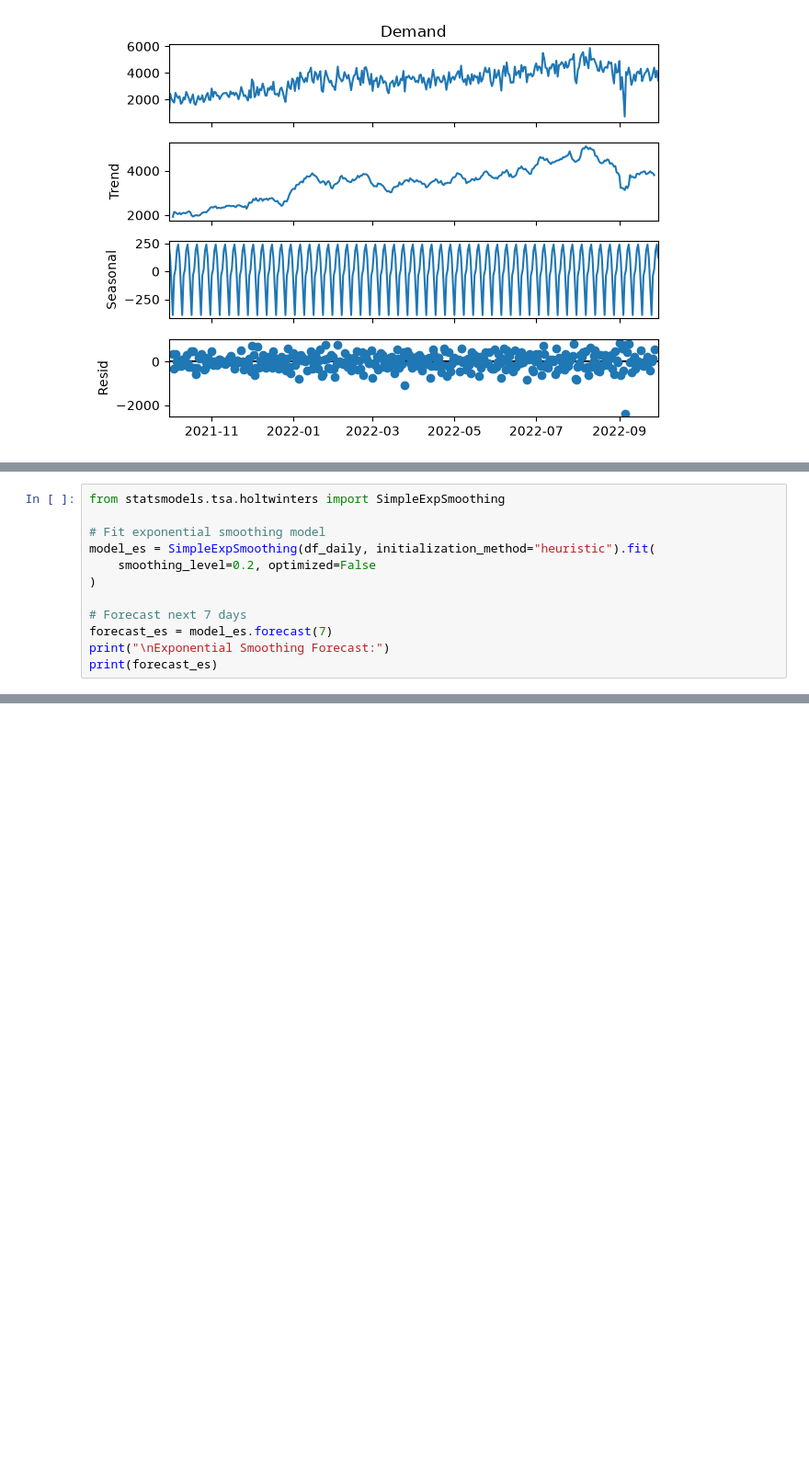
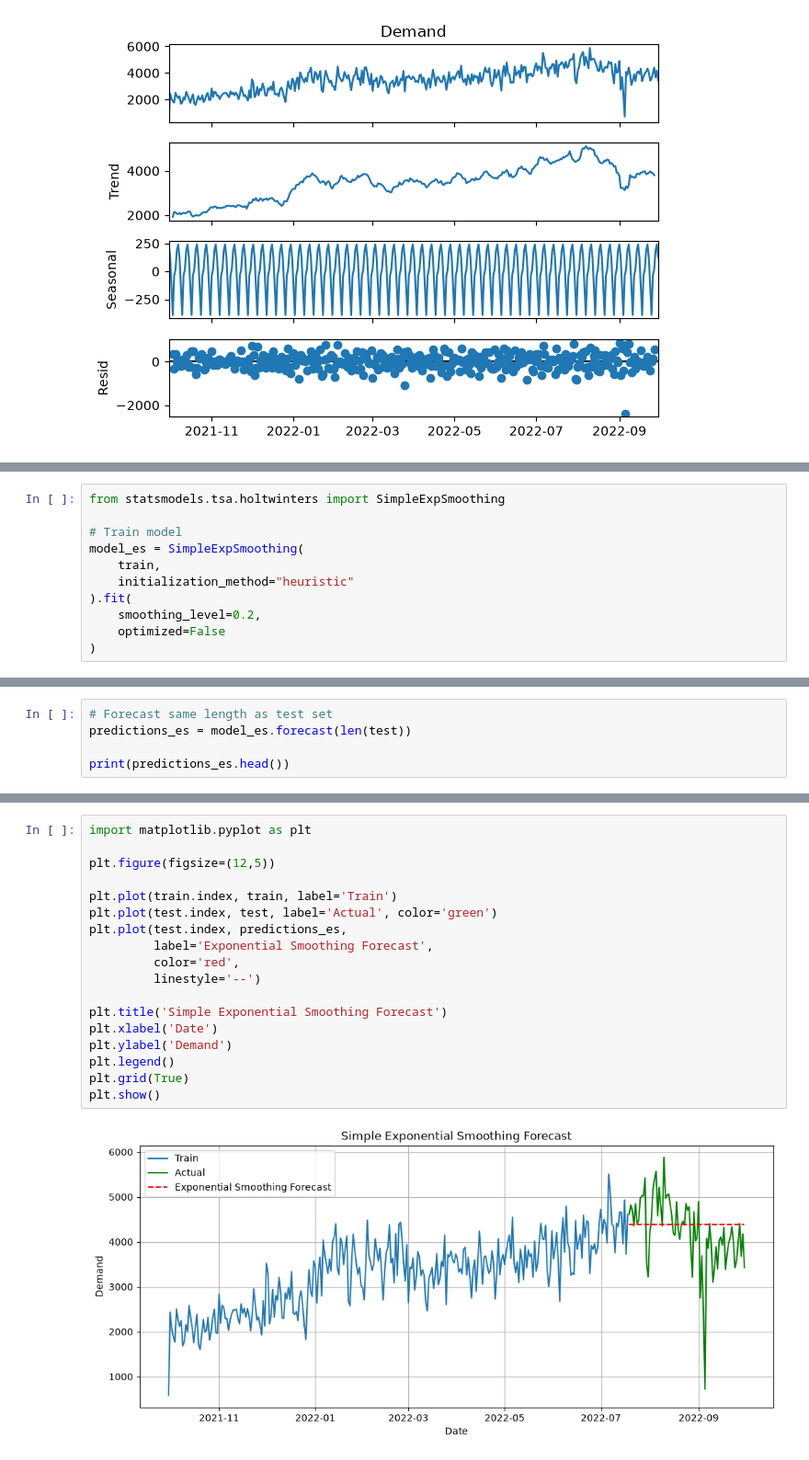
Before and after one commit to Aswini-Subramanyam/EV-Charging-demand-prediction-Guvi, a Jupyter notebook: ML_Time_Series.ipynb, the cells around one changed output, grey strips where cells are left out. Shown at 92% size. Cells and saved outputs as stored; diff of their text form; blank space fills up the shorter version.

```diff
--- a/ML_Time_Series.ipynb
+++ b/ML_Time_Series.ipynb
@@ -153,12 +204,11 @@ Freq: D, dtype: float64
 # %%
 from statsmodels.tsa.holtwinters import SimpleExpSmoothing
 
-# Fit exponential smoothing model
-model_es = SimpleExpSmoothing(df_daily, initialization_method="heuristic").fit(
-    smoothing_level=0.2, optimized=False
+# Train model
+model_es = SimpleExpSmoothing(
+    train,
+    initialization_method="heuristic"
+).fit(
+    smoothing_level=0.2,
+    optimized=False
 )
-
-# Forecast next 7 days
-forecast_es = model_es.forecast(7)
-print("\nExponential Smoothing Forecast:")
-print(forecast_es)
@@ -174,0 +215,5 @@ Freq: D, dtype: float64
+# %%
+# Forecast same length as test set
+predictions_es = model_es.forecast(len(test))
+
+print(predictions_es.head())
@@ -174,0 +240,20 @@ Freq: D, dtype: float64
+# %%
+import matplotlib.pyplot as plt
+
+plt.figure(figsize=(12,5))
+
+plt.plot(train.index, train, label='Train')
+plt.plot(test.index, test, label='Actual', color='green')
+plt.plot(test.index, predictions_es,
+         label='Exponential Smoothing Forecast',
+         color='red',
+         linestyle='--')
+
+plt.title('Simple Exponential Smoothing Forecast')
+plt.xlabel('Date')
+plt.ylabel('Demand')
+plt.legend()
+plt.grid(True)
+plt.show()
+# %% [output]
+[figure, added]
```
Also changed, not shown: parts of 30 cells of this notebook.
